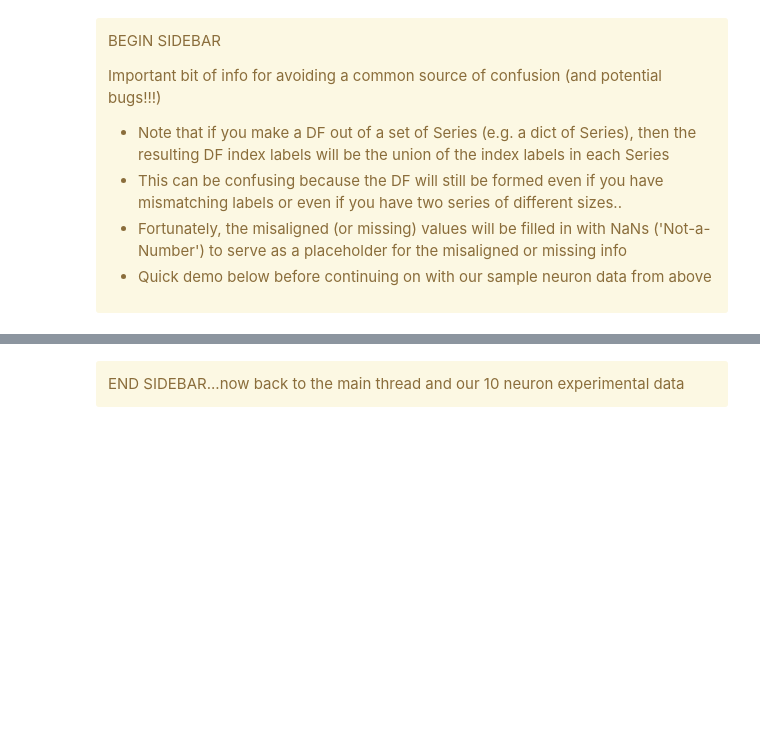
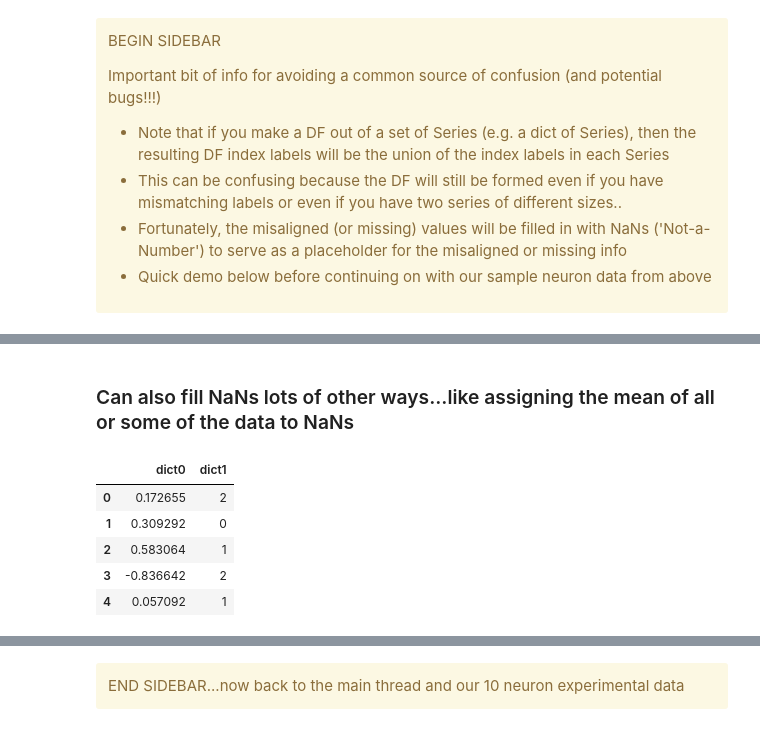
Before and after one commit to TimCSheehan/dev, a Jupyter notebook: Tutorial_051_Pandas_DataFrames.ipynb, the cells around one changed output, grey strips where cells are left out. Drawn from its saved outputs; the diff is of its cells as text; code cells hidden in the pictures; blank space fills up the shorter version.

```diff
--- a/Tutorial_051_Pandas_DataFrames.ipynb
+++ b/Tutorial_051_Pandas_DataFrames.ipynb
@@ -171,0 +273,12 @@ if np.isnan(weird_df).any:
+# %% [markdown]
+### Can also fill NaNs lots of other ways...like assigning the mean of all or some of the data to NaNs
+# %%
+# e.g. fill the NaN with the mean of the first column!
+weird_df.fillna(weird_df.mean()['dict0'])
+# %% [output]
+|  | dict0 | dict1 |
+| 0 | 0.172655 | 2 |
+| 1 | 0.309292 | 0 |
+| 2 | 0.583064 | 1 |
+| 3 | -0.836642 | 2 |
+| 4 | 0.057092 | 1 |
```
Also changed, not shown: parts of 20 cells of this notebook, 1 other file.
